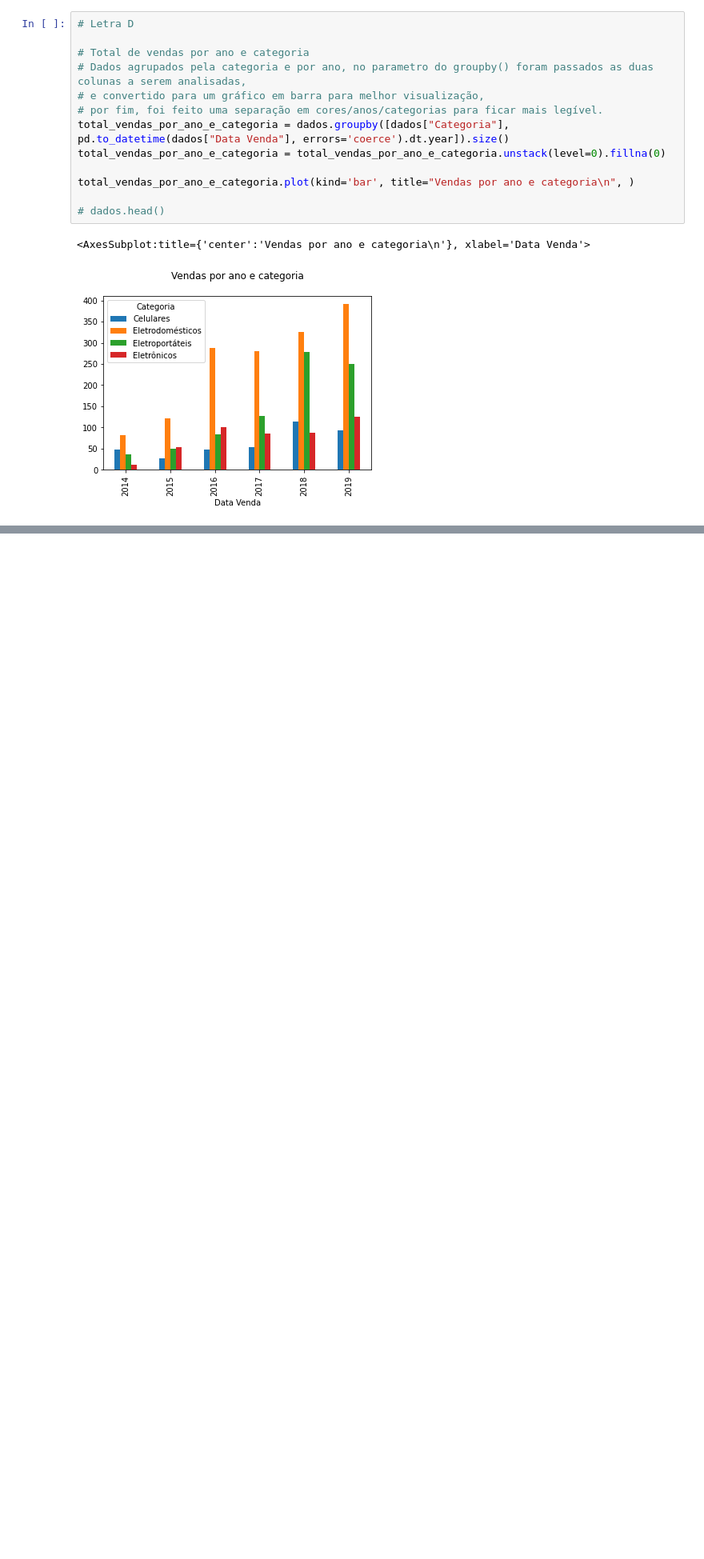
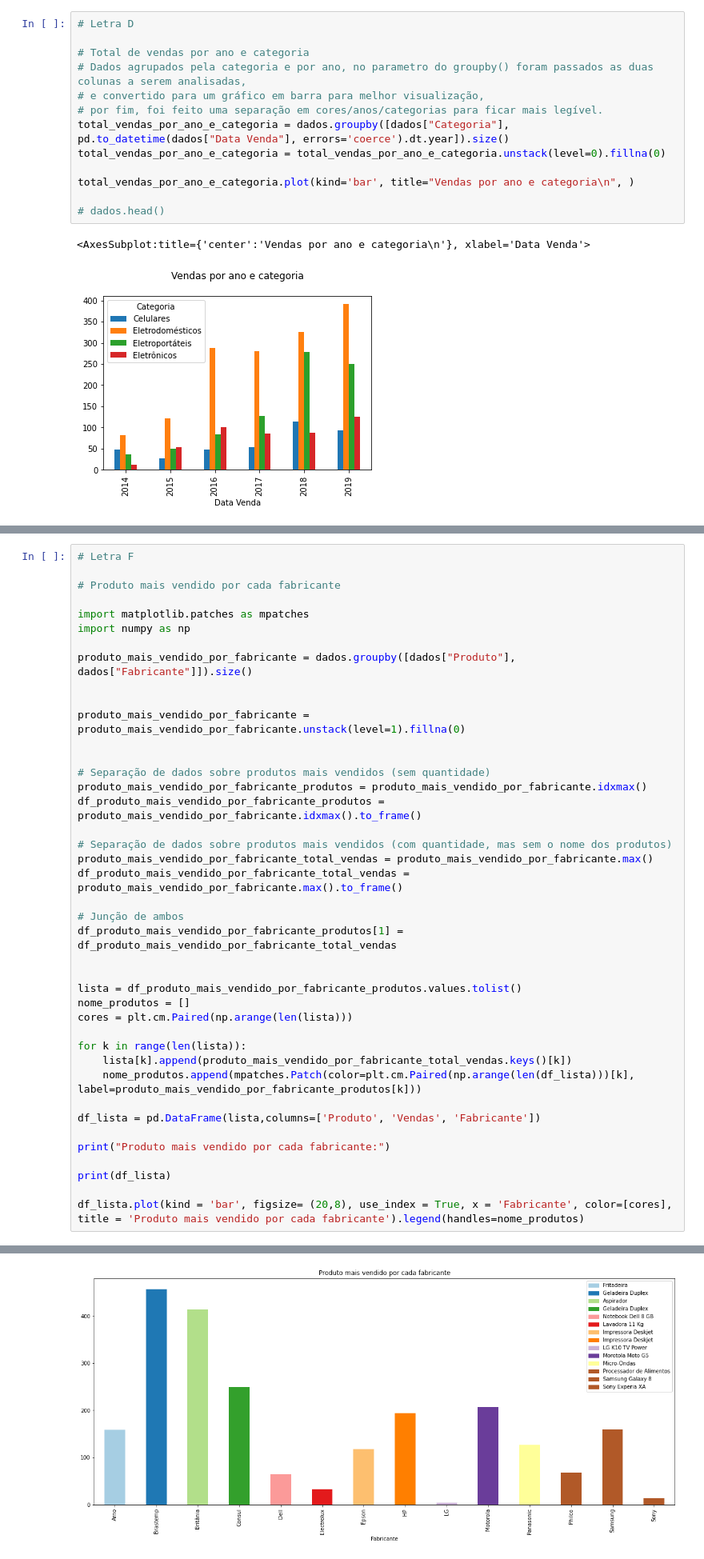
Before and after one commit to lohhans/Ciencia-de-Dados, a Jupyter notebook: 1VA/1VA.ipynb, the cells around one changed output, grey strips where cells are left out. Shown at 80% size. Saved outputs shown, nothing was run; the diff lists cells and outputs as text; blank space fills up the shorter version.

Commit message:
Letras F e G

```diff
--- a/1VA/1VA.ipynb
+++ b/1VA/1VA.ipynb
@@ -96,0 +84,42 @@ total_vendas_por_categoria_pelos_meses_para_cada_ano.plot(kind='barh', figsize=
+# %%
+# Letra F
+
+# Produto mais vendido por cada fabricante
+
+import matplotlib.patches as mpatches
+import numpy as np
+
+produto_mais_vendido_por_fabricante = dados.groupby([dados["Produto"], dados["Fabricante"]]).size()
+
+
+produto_mais_vendido_por_fabricante = produto_mais_vendido_por_fabricante.unstack(level=1).fillna(0)
+
+
+# Separação de dados sobre produtos mais vendidos (sem quantidade)
+produto_mais_vendido_por_fabricante_produtos = produto_mais_vendido_por_fabricante.idxmax()
+df_produto_mais_vendido_por_fabricante_produtos = produto_mais_vendido_por_fabricante.idxmax().to_frame()
+
+# Separação de dados sobre produtos mais vendidos (com quantidade, mas sem o nome dos produtos)
+produto_mais_vendido_por_fabricante_total_vendas = produto_mais_vendido_por_fabricante.max()
+df_produto_mais_vendido_por_fabricante_total_vendas = produto_mais_vendido_por_fabricante.max().to_frame()
+
+# Junção de ambos
+df_produto_mais_vendido_por_fabricante_produtos[1] = df_produto_mais_vendido_por_fabricante_total_vendas
+
+
+lista = df_produto_mais_vendido_por_fabricante_produtos.values.tolist()
+nome_produtos = []
+cores = plt.cm.Paired(np.arange(len(lista)))
+
+for k in range(len(lista)):
+    lista[k].append(produto_mais_vendido_por_fabricante_total_vendas.keys()[k])
+    nome_produtos.append(mpatches.Patch(color=plt.cm.Paired(np.arange(len(df_lista)))[k], label=produto_mais_vendido_por_fabricante_produtos[k]))
+
+df_lista = pd.DataFrame(lista,columns=['Produto', 'Vendas', 'Fabricante'])
+
+print("Produto mais vendido por cada fabricante:")
+
+print(df_lista)
+
+df_lista.plot(kind = 'bar', figsize= (20,8), use_index = True, x = 'Fabricante', color=[cores], title = 'Produto mais vendido por cada fabricante').legend(handles=nome_produtos)
+# %% [output]
@@ -96,0 +143 @@ total_vendas_por_categoria_pelos_meses_para_cada_ano.plot(kind='barh', figsize=
+[figure, added]
```
Also changed, not shown: parts of 5 cells of this notebook.
